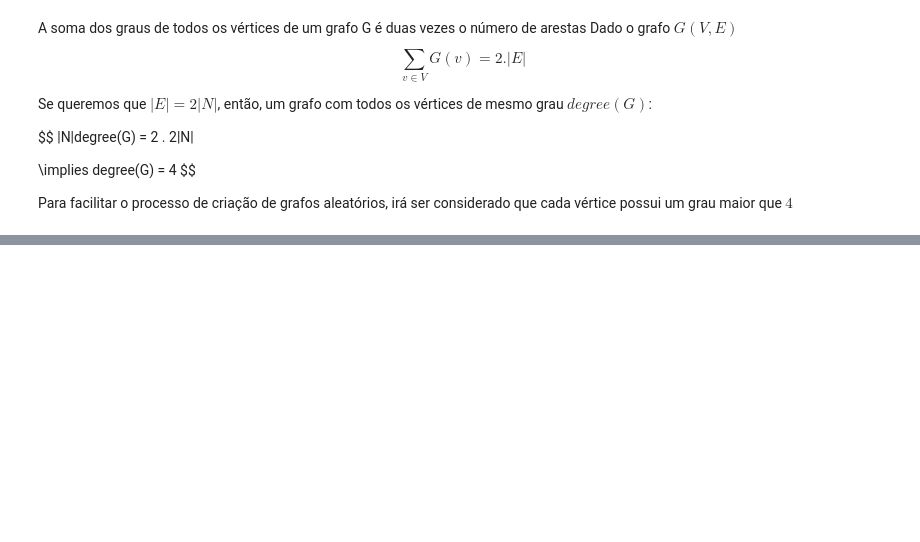
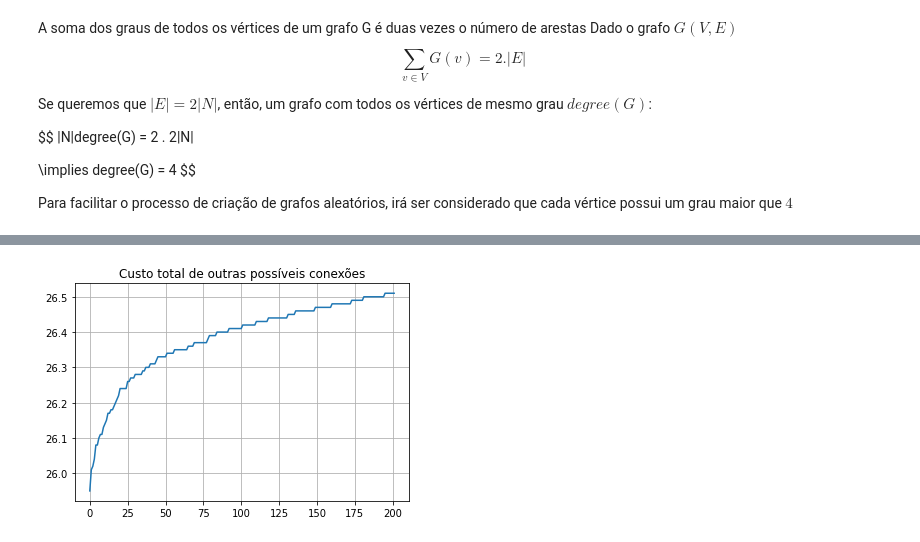
Before and after one commit to Marcelo-Kenji-Noda/Projeto-Fluxo-Em-Redes, a Jupyter notebook: main.ipynb, the cells around one changed output, grey strips where cells are left out. Drawn from its saved outputs; the diff is of its cells as text; code cells hidden in the pictures; blank space fills up the shorter version.

```diff
--- a/main.ipynb
+++ b/main.ipynb
@@ -146,0 +191,29 @@ draw_graph(G, modified=True, path_list= list(G.nodes), custom_edges=E, title="Gr
+# %%
+def get_total_edge_weight(G):
+    total = 0
+    for ed in G.edges:
+        total += G.get_edge_data(ed[0], ed[1])['weight']
+    return total
+# %%
+#Iterador que percorre as possíveis árvores geradoras
+#total_array => Lista com os total calculado de cada árvore geradora
+
+treeIterator = ntx.algorithms.tree.mst.SpanningTreeIterator(G)
+stop = 0
+Grafos = []
+total_array = []
+
+for tree in treeIterator:
+    total_array.append(get_total_edge_weight(tree))
+    if(stop > 200):
+        break
+    stop += 1
+# %%
+fig, ax = plt.subplots()
+
+plt.plot(np.arange(len(total_array)), total_array)
+ax.grid(True)
+plt.title("Custo total de outras possíveis conexões")
+plt.show()
+# %% [output]
+[figure, added]
```
Also changed, not shown: parts of 11 cells of this notebook.
